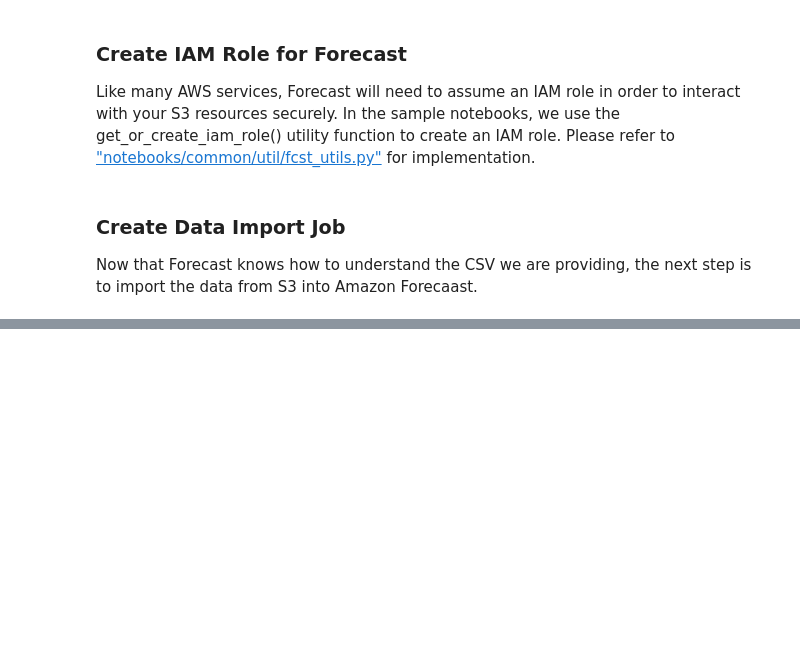
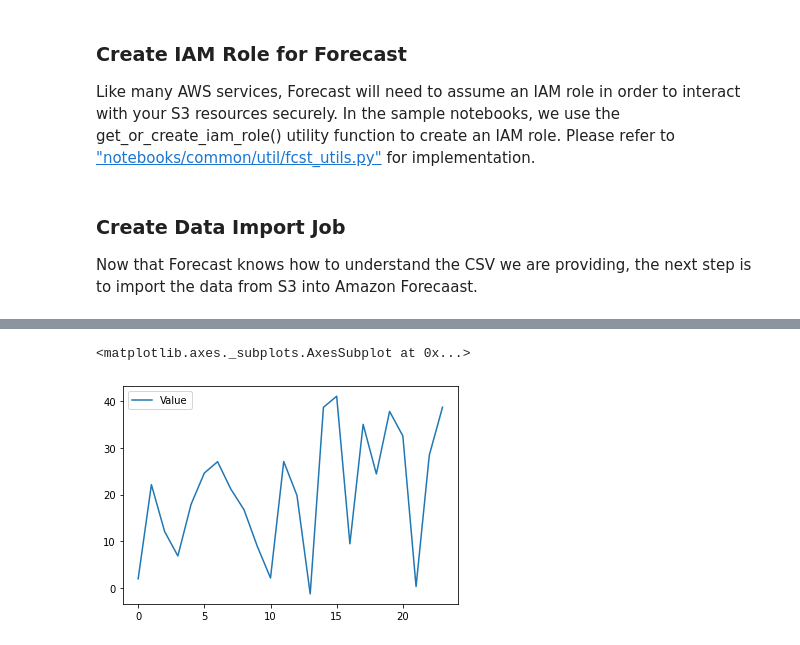
Before and after one commit to cloudmesh-community/sp20-516-255, a Jupyter notebook: Cloudmesh-OpenAPI/AWSForecast/AWSForecastDeepARPlus.ipynb, the cells around one changed output, grey strips where cells are left out. Cells and saved outputs as stored; diff of their text form; code cells hidden in the pictures; blank space fills up the shorter version.

```diff
--- a/Cloudmesh-OpenAPI/AWSForecast/AWSForecastDeepARPlus.ipynb
+++ b/Cloudmesh-OpenAPI/AWSForecast/AWSForecastDeepARPlus.ipynb
@@ -62,0 +136,20 @@ datasetGroupArn = create_dataset_group_response['DatasetGroupArn']
+# %%
+StopWatch.start('to_dsg')
+
+try:
+    create_dataset_group_response = forecast.create_dataset_group(DatasetGroupName=datasetGroupName, Domain="CUSTOM",)
+    datasetGroupArn = create_dataset_group_response['DatasetGroupArn']
+except botocore.exceptions.ClientError as e:
+    if e.response['Error']['Code'] == "ResourceAlreadyExistsException":
+        response = forecast.list_dataset_groups(MaxResults=2)
+        datasetGroupArn = response['DatasetGroupArn']
+        print(response)
+        # The dataset already exists no need to re-create
+        print("\nThe dataset group already exists")
+    elif e.response['Error']['Code'] == "ResourceInUseException":
+        # The dataset already exists no need to re-create
+        print("The requested dataset group is in use")
+
+StopWatch.stop('to_dsg')
+
+print (StopWatch.get('to_dsg'))
@@ -223,7 +300,7 @@ create_predictor_response=forecast.create_predictor(PredictorName=predictorName,
                                                   EvaluationParameters= {"NumberOfBacktestWindows": 1,
                                                                          "BackTestWindowOffset": 24},
                                                   InputDataConfig= {"DatasetGroupArn": datasetGroupArn},
-                                                  FeaturizationConfig= {"ForecastFrequency": "H",
+                                                  FeaturizationConfig= {"ForecastFrequency": "D",
                                                                         "Featurizations":
                                                                         [
                                                                           {"AttributeName": "target_value",
@@ -408,0 +348,8 @@ forecast.delete_dataset_group(DatasetGroupArn=datasetGroupArn))
+# %%
+print(forecast_arn)
+print()
+forecastResponse = forecastquery.query_forecast(
+    ForecastArn=forecast_arn,
+    Filters={"item_id":"client_37"}
+)
+print(forecastResponse)
@@ -408,0 +383,3 @@ forecast.delete_dataset_group(DatasetGroupArn=datasetGroupArn))
+# %%
+pred_df_p10 = pd.DataFrame.from_dict(forecastResponse['Forecast']['Predictions']['p10'])
+pred_df_p10.head()
@@ -408,0 +393,5 @@ forecast.delete_dataset_group(DatasetGroupArn=datasetGroupArn))
+# %%
+pred_df_p10.plot()
+# %% [output]
+<matplotlib.axes._subplots.AxesSubplot at 0x...>
+[figure, added]
```
Also changed, not shown: parts of 68 cells of this notebook, 1 other file.
